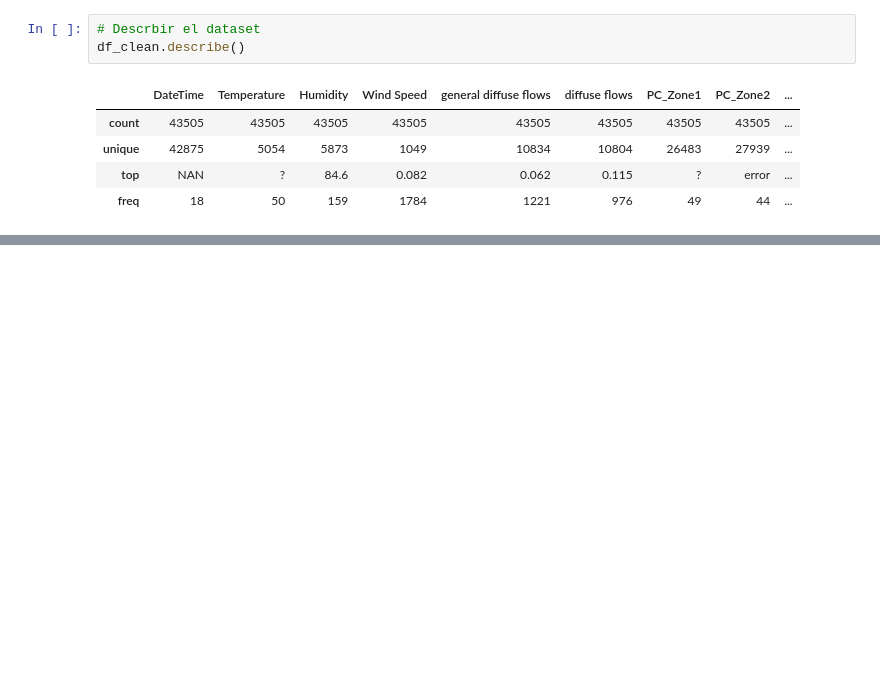
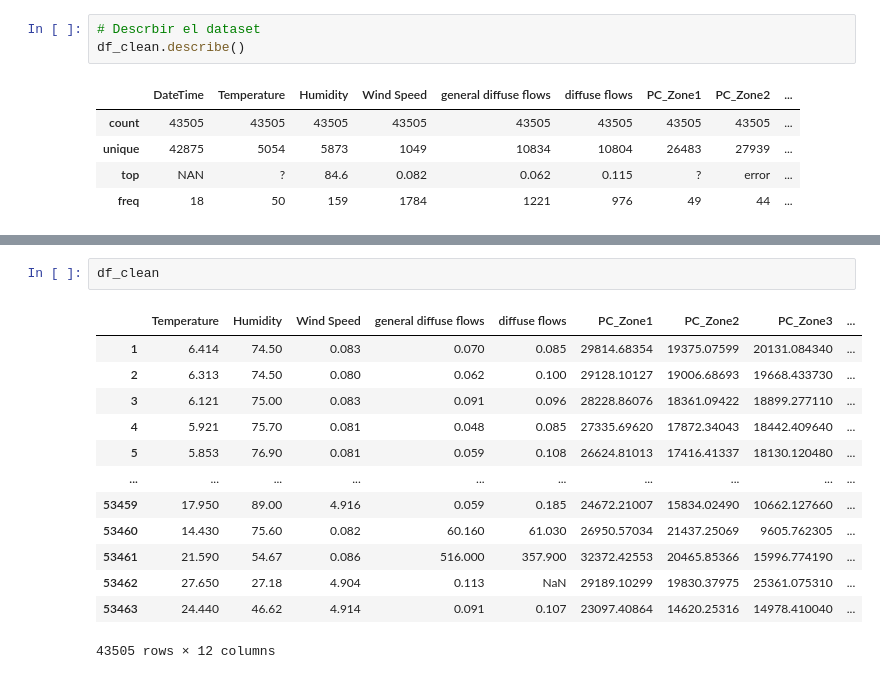
Before and after one commit to luis190991/mna_team_40_power_tetouan_city, a Jupyter notebook: notebooks/EDA.ipynb, the cells around one changed output, grey strips where cells are left out. Drawn from its saved outputs; the diff is of its cells as text; blank space fills up the shorter version.

```diff
--- a/notebooks/EDA.ipynb
+++ b/notebooks/EDA.ipynb
@@ -101,3 +135,19 @@ df_clean.loc[:,df_clean.columns != "DateTime"] = df_clean.loc[:,df_clean.columns
+# %%
+df_clean
+# %% [output]
+|  | Temperature | Humidity | Wind Speed | general diffuse flows | diffuse flows | PC_Zone1 | PC_Zone2 | PC_Zone3 | ... |
+| 1 | 6.414 | 74.50 | 0.083 | 0.070 | 0.085 | 29814.68354 | 19375.07599 | 20131.084340 | ... |
+| 2 | 6.313 | 74.50 | 0.080 | 0.062 | 0.100 | 29128.10127 | 19006.68693 | 19668.433730 | ... |
+| 3 | 6.121 | 75.00 | 0.083 | 0.091 | 0.096 | 28228.86076 | 18361.09422 | 18899.277110 | ... |
+| 4 | 5.921 | 75.70 | 0.081 | 0.048 | 0.085 | 27335.69620 | 17872.34043 | 18442.409640 | ... |
+| 5 | 5.853 | 76.90 | 0.081 | 0.059 | 0.108 | 26624.81013 | 17416.41337 | 18130.120480 | ... |
+| ... | ... | ... | ... | ... | ... | ... | ... | ... | ... |
+| 53459 | 17.950 | 89.00 | 4.916 | 0.059 | 0.185 | 24672.21007 | 15834.02490 | 10662.127660 | ... |
+| 53460 | 14.430 | 75.60 | 0.082 | 60.160 | 61.030 | 26950.57034 | 21437.25069 | 9605.762305 | ... |
+| 53461 | 21.590 | 54.67 | 0.086 | 516.000 | 357.900 | 32372.42553 | 20465.85366 | 15996.774190 | ... |
+| 53462 | 27.650 | 27.18 | 4.904 | 0.113 | NaN | 29189.10299 | 19830.37975 | 25361.075310 | ... |
+| 53463 | 24.440 | 46.62 | 4.914 | 0.091 | 0.107 | 23097.40864 | 14620.25316 | 14978.410040 | ... |
+43505 rows × 12 columns
 # %%
 df_clean.dtypes
 # %% [output]
```
Also changed, not shown: parts of 9 cells of this notebook.
